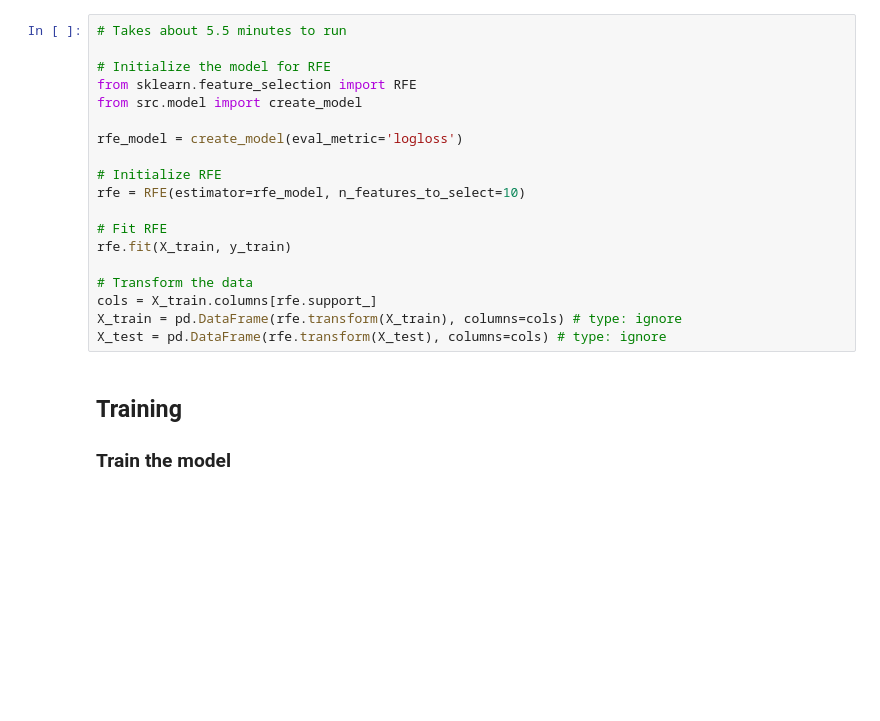
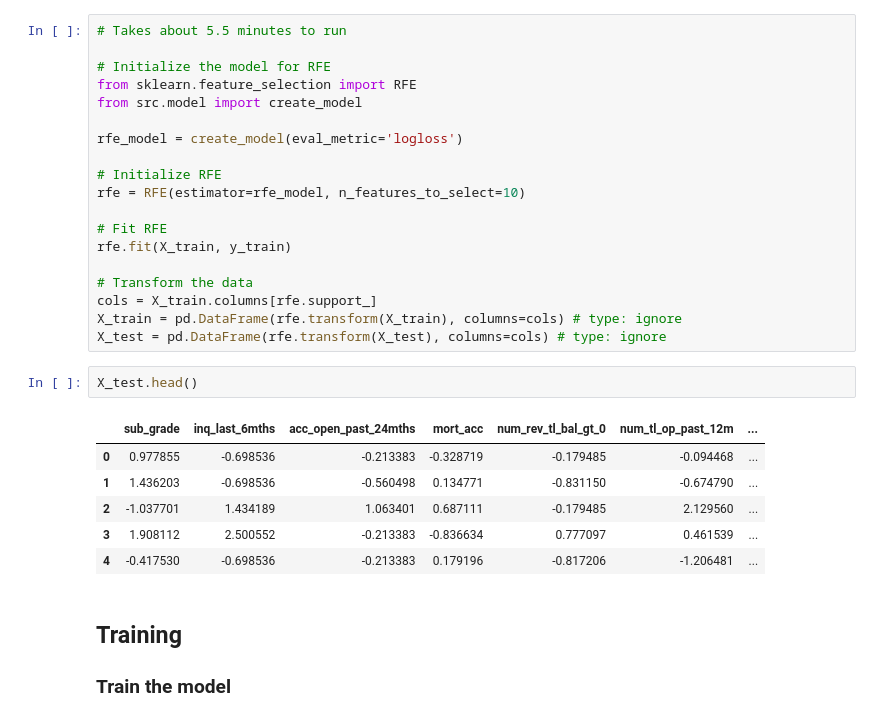
Before and after one commit to brendancsmith/credit-risk, a Jupyter notebook: notebooks/exploratory.ipynb, the cells around one changed output. Cells and saved outputs as stored; diff of their text form; blank space fills up the shorter version.

```diff
--- a/notebooks/exploratory.ipynb
+++ b/notebooks/exploratory.ipynb
@@ -201,6 +222,15 @@ rfe.fit(X_train, y_train)
 cols = X_train.columns[rfe.support_]
 X_train = pd.DataFrame(rfe.transform(X_train), columns=cols) # type: ignore
 X_test = pd.DataFrame(rfe.transform(X_test), columns=cols) # type: ignore
+# %%
+X_test.head()
+# %% [output]
+|  | sub_grade | inq_last_6mths | acc_open_past_24mths | mort_acc | num_rev_tl_bal_gt_0 | num_tl_op_past_12m | ... |
+| 0 | 0.977855 | -0.698536 | -0.213383 | -0.328719 | -0.179485 | -0.094468 | ... |
+| 1 | 1.436203 | -0.698536 | -0.560498 | 0.134771 | -0.831150 | -0.674790 | ... |
+| 2 | -1.037701 | 1.434189 | 1.063401 | 0.687111 | -0.179485 | 2.129560 | ... |
+| 3 | 1.908112 | 2.500552 | -0.213383 | -0.836634 | 0.777097 | 0.461539 | ... |
+| 4 | -0.417530 | -0.698536 | -0.213383 | 0.179196 | -0.817206 | -1.206481 | ... |
 # %% [markdown]
 ## Training
 
```
Also changed, not shown: parts of 17 cells of this notebook, 1 other file.
